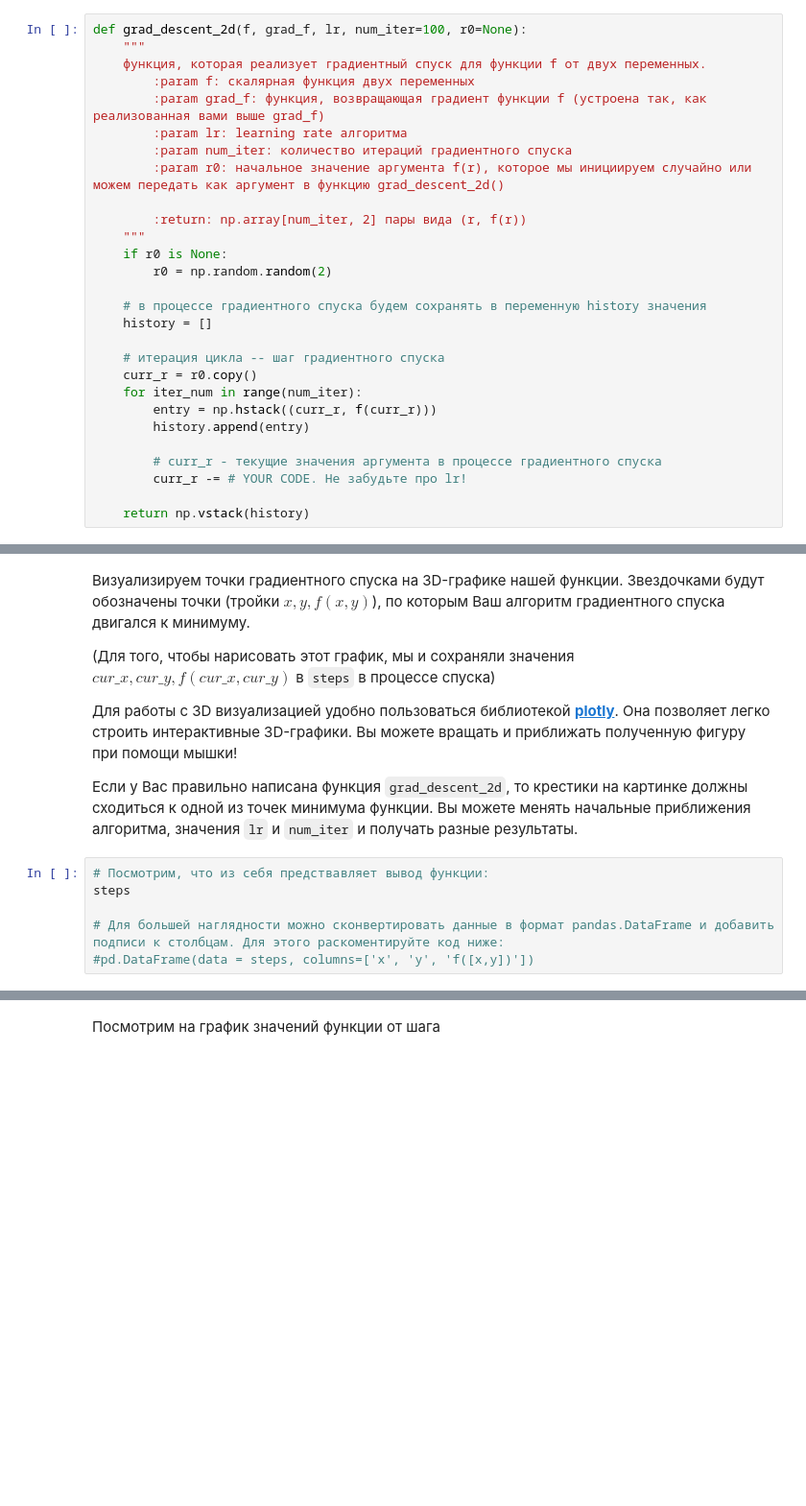
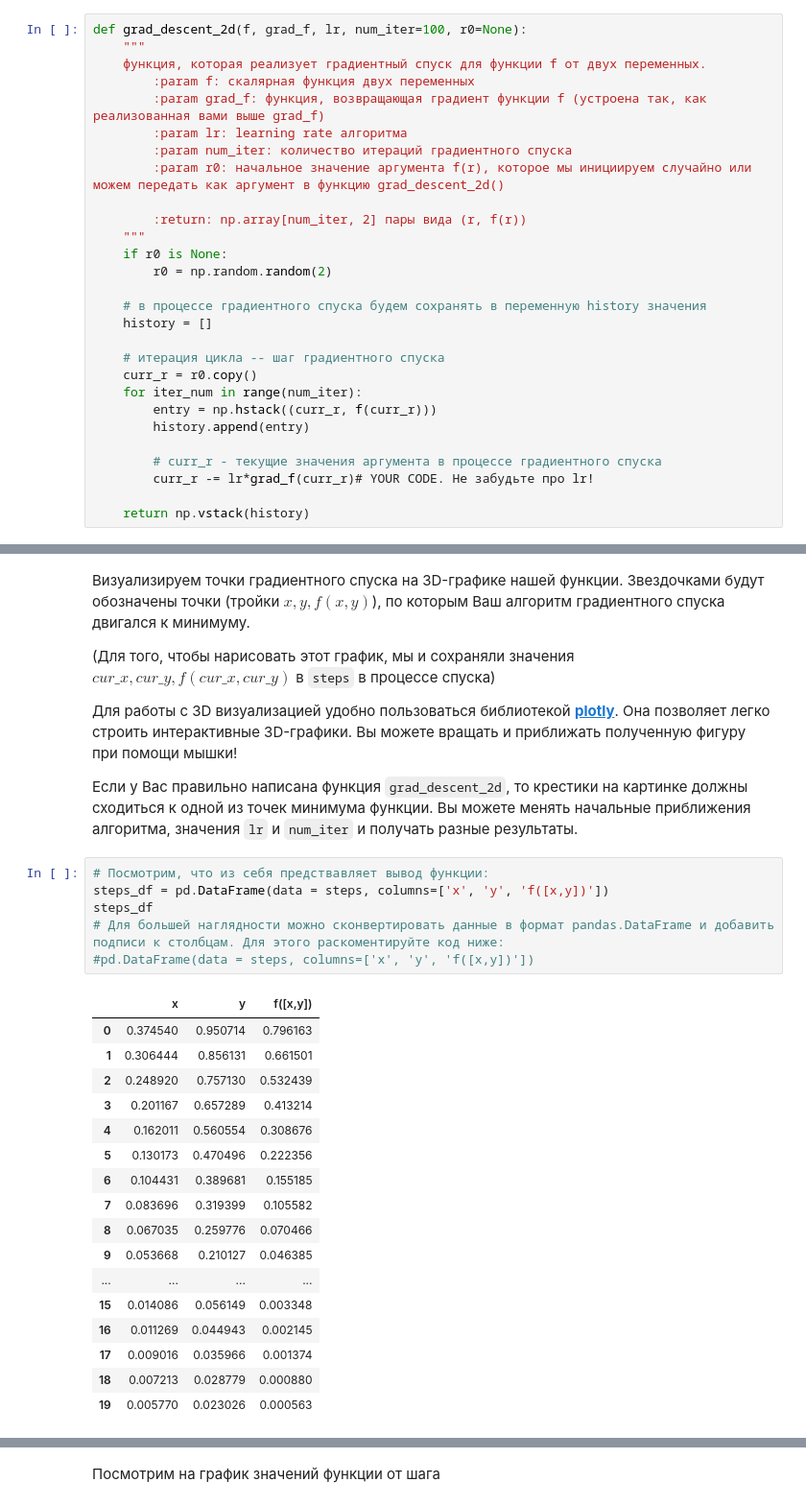
Before and after one commit to dtvai00/part_1_ml_cv, a Jupyter notebook: week_02_linear_models/Homework/hw_2_linear_models.ipynb, the cells around one changed output, grey strips where cells are left out. Shown: that part at 96% size. Cells and saved outputs as stored; diff of their text form; blank space fills up the shorter version.

```diff
--- a/week_02_linear_models/Homework/hw_2_linear_models.ipynb
+++ b/week_02_linear_models/Homework/hw_2_linear_models.ipynb
@@ -114,7 +112,7 @@ def grad_descent_2d(f, grad_f, lr, num_iter=100, r0=None):
         history.append(entry)
 
         # curr_r - текущие значения аргумента в процессе градиентного спуска
-        curr_r -= # YOUR CODE. Не забудьте про lr!
+        curr_r -= lr*grad_f(curr_r)# YOUR CODE. Не забудьте про lr!
 
     return np.vstack(history)
 # %% [markdown]
@@ -131,10 +129,28 @@ steps = grad_descent_2d(f, grad_f, lr=0.1, num_iter=20)
 Если у Вас правильно написана функция `grad_descent_2d`, то крестики на картинке должны сходиться к одной из точек минимума функции. Вы можете менять начальные приближения алгоритма, значения `lr` и `num_iter` и получать разные результаты.
 # %%
 # Посмотрим, что из себя предствавляет вывод функции:
-steps
-
+steps_df = pd.DataFrame(data = steps, columns=['x', 'y', 'f([x,y])'])
+steps_df
 # Для большей наглядности можно сконвертировать данные в формат pandas.DataFrame и добавить подписи к столбцам. Для этого раскоментируйте код ниже:
 #pd.DataFrame(data = steps, columns=['x', 'y', 'f([x,y])'])
+# %% [output]
+|  | x | y | f([x,y]) |
+| 0 | 0.374540 | 0.950714 | 0.796163 |
+| 1 | 0.306444 | 0.856131 | 0.661501 |
+| 2 | 0.248920 | 0.757130 | 0.532439 |
+| 3 | 0.201167 | 0.657289 | 0.413214 |
+| 4 | 0.162011 | 0.560554 | 0.308676 |
+| 5 | 0.130173 | 0.470496 | 0.222356 |
+| 6 | 0.104431 | 0.389681 | 0.155185 |
+| 7 | 0.083696 | 0.319399 | 0.105582 |
+| 8 | 0.067035 | 0.259776 | 0.070466 |
+| 9 | 0.053668 | 0.210127 | 0.046385 |
+| ... | ... | ... | ... |
+| 15 | 0.014086 | 0.056149 | 0.003348 |
+| 16 | 0.011269 | 0.044943 | 0.002145 |
+| 17 | 0.009016 | 0.035966 | 0.001374 |
+| 18 | 0.007213 | 0.028779 | 0.000880 |
+| 19 | 0.005770 | 0.023026 | 0.000563 |
 # %%
 import numpy as np
 import plotly.graph_objects as go
```
Also changed, not shown: parts of 4 cells of this notebook.
